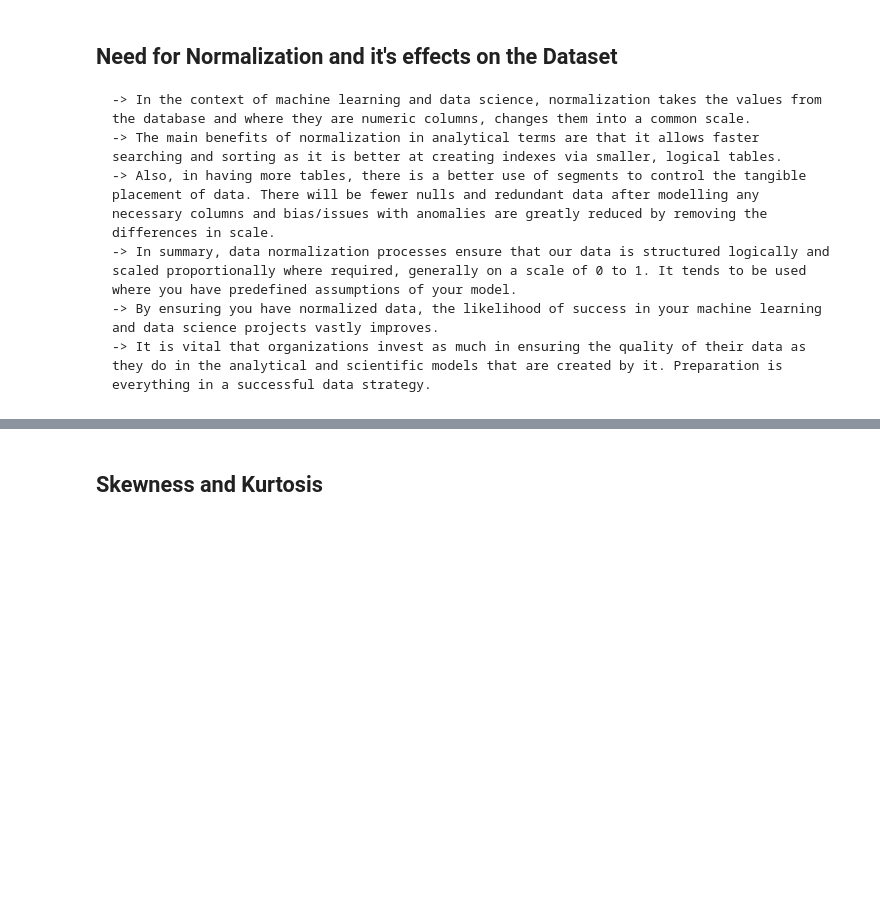
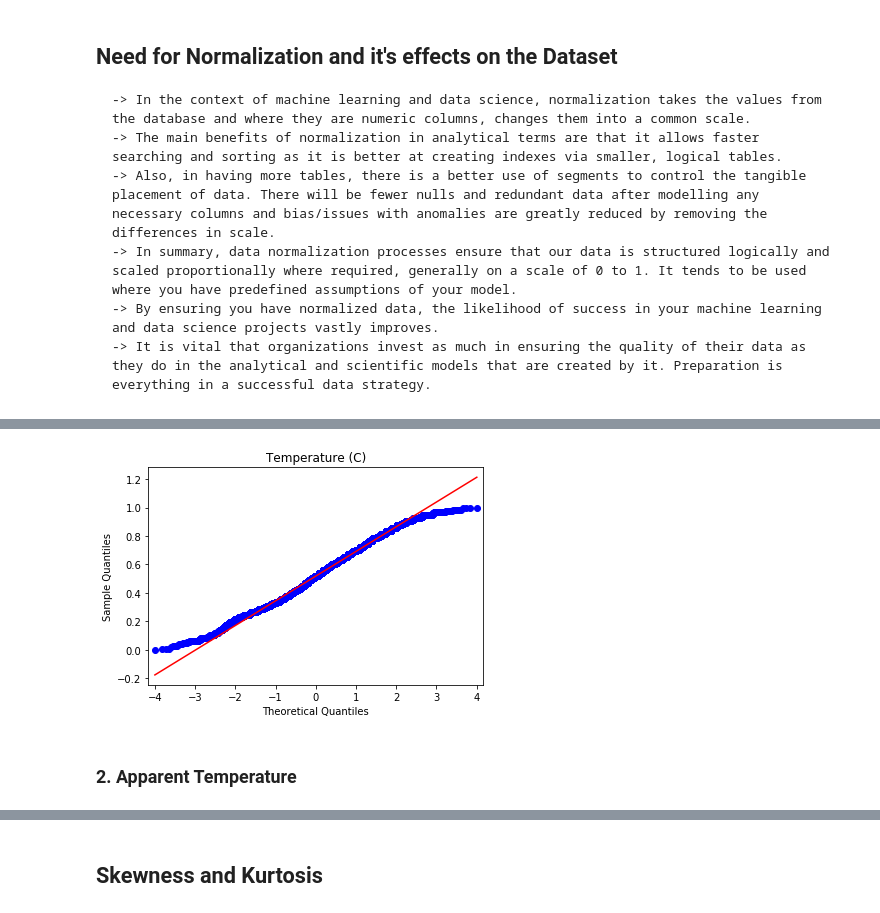
Before and after one commit to Sanjiv01/SDS-project, a Jupyter notebook: Weather linear reg.ipynb, the cells around one changed output, grey strips where cells are left out. Drawn from its saved outputs; the diff is of its cells as text; code cells hidden in the pictures; blank space fills up the shorter version.

```diff
--- a/Weather linear reg.ipynb
+++ b/Weather linear reg.ipynb
@@ -351,7 +373,8 @@ plt.show()
     -> By ensuring you have normalized data, the likelihood of success in your machine learning and data science projects vastly improves.
     -> It is vital that organizations invest as much in ensuring the quality of their data as they do in the analytical and scientific models that are created by it. Preparation is everything in a successful data strategy.
 # %%
-cols = ['Temperature (C)', 'Apparent Temperature ©', 'Humidity', 'Wind Speed (km/h)', 'Wind Bearing (degrees)', 'Visibility (km)', 'Pressure (millibars)']
+cols = ['Temperature (C)', 'Apparent Temperature ©', 'Humidity', 'Wind Speed (km/h)', 'Wind Bearing (degrees)',
+        'Visibility (km)', 'Pressure (millibars)']
 
 # Create x, where x is the values of cols as floats
 x = df[cols].values.astype(float)
@@ -365,5 +388,6 @@ x_scaled = min_max_scaler.fit_transform(x)
 # Run the normalizer on the dataframe
 df_normalized = pd.DataFrame(x_scaled)
 
-df_normalized.columns = ['Temperature (C)', 'Apparent Temperature ©', 'Humidity', 'Wind Speed (km/h)', 'Wind Bearing (degrees)', 'Visibility (km)', 'Pressure (millibars)']
+df_normalized.columns = ['Temperature (C)', 'Apparent Temperature ©', 'Humidity', 'Wind Speed (km/h)',
+                         'Wind Bearing (degrees)', 'Visibility (km)', 'Pressure (millibars)']
 df_normalized
@@ -392,6 +461,11 @@ plt.plot(bins, best_fit_line, color = 'black')
 # %%
 qqplot(df_normalized['Temperature (C)'], line = 's')
+plt.title('Temperature (C)')
 plt.show()
+# %% [output]
+[figure, added]
+# %% [markdown]
+### 2. Apparent Temperature
 # %%
 _, bins, _ = plt.hist(df_normalized['Apparent Temperature ©'], 30, density=1, alpha = 0.5, facecolor='green')
 mu, sigma = scipy.stats.norm.fit(df_normalized['Apparent Temperature ©'])
```
Also changed, not shown: parts of 69 cells of this notebook.
